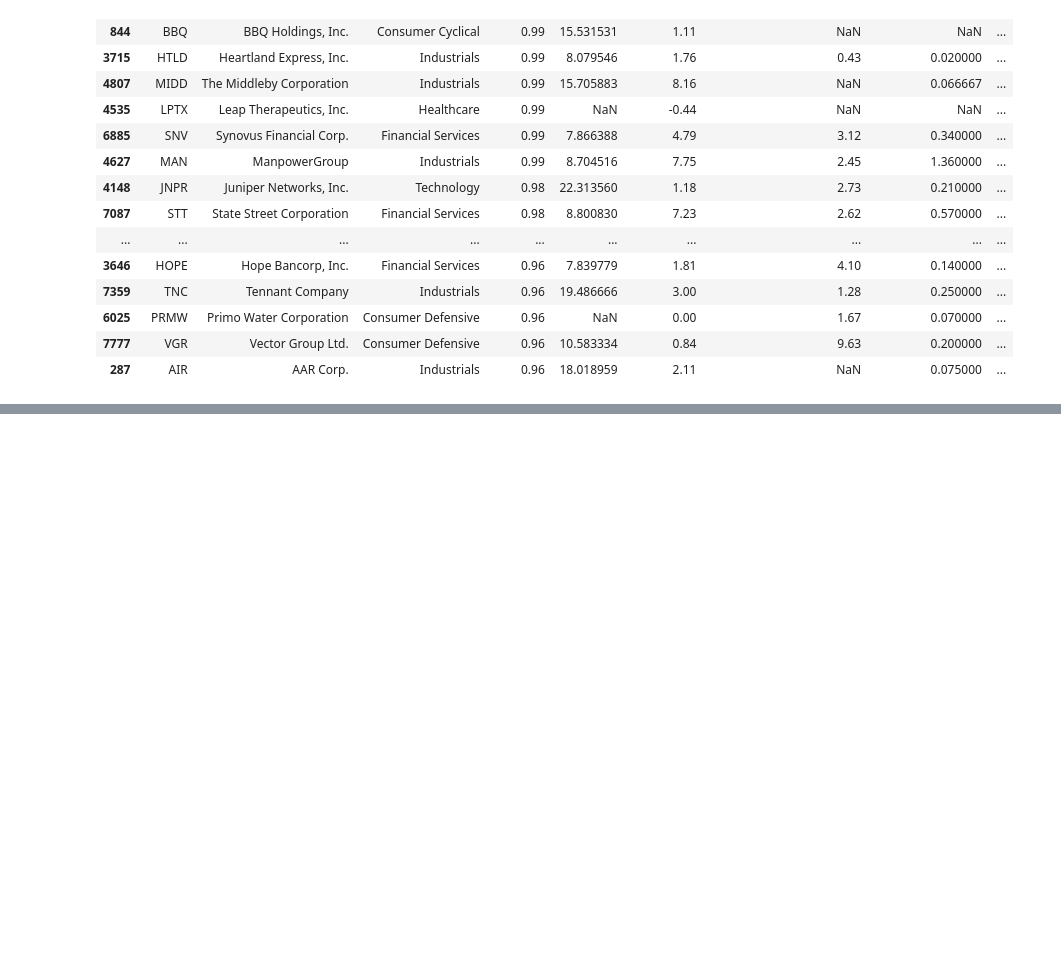
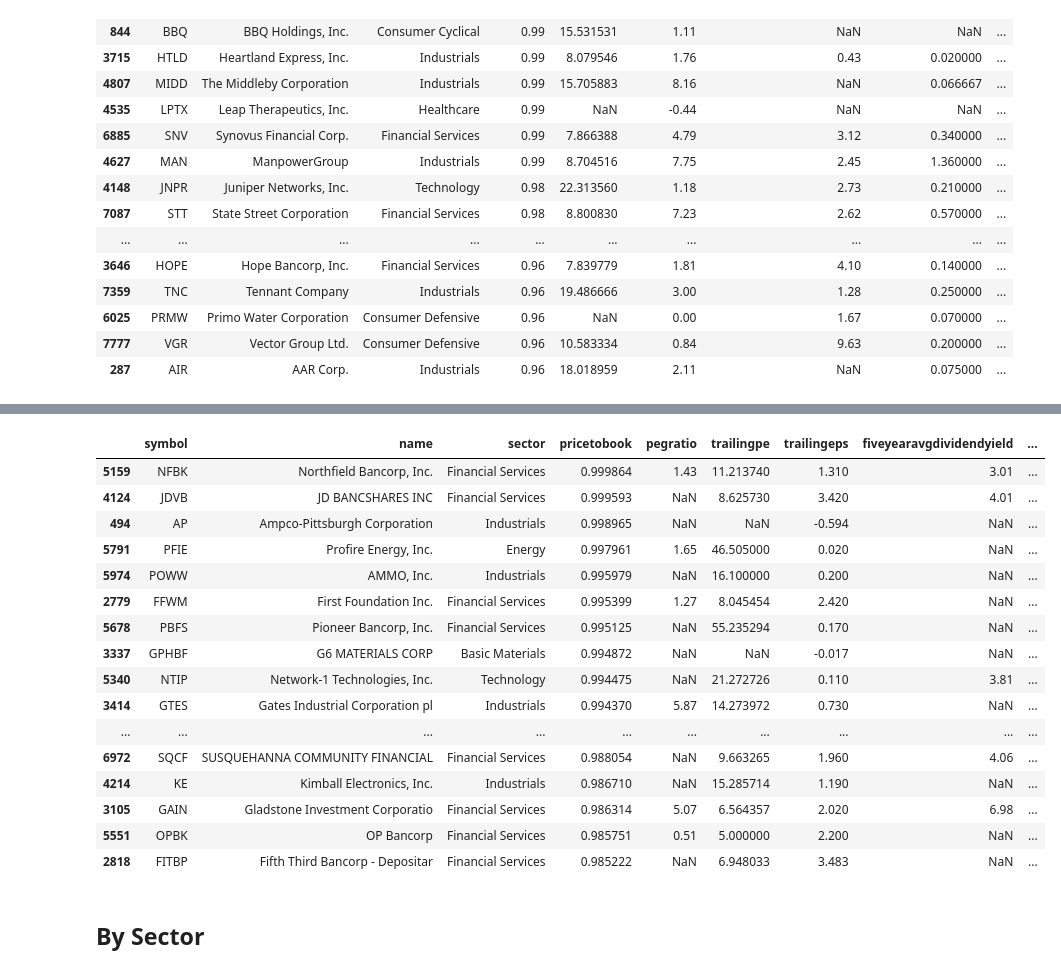
Before and after one commit to alpha2phi-platform/alphalib, a Jupyter notebook: 02_fundamental.ipynb, the cells around one changed output, grey strips where cells are left out. Saved outputs shown, nothing was run; the diff lists cells and outputs as text; code cells hidden in the pictures; blank space fills up the shorter version.

```diff
--- a/02_fundamental.ipynb
+++ b/02_fundamental.ipynb
@@ -404,0 +429,2 @@ df_peg[df_peg["pegratio"] < PEG_TARGET].head(30)
+# %%
+PB_TARGET = 1
@@ -404,0 +433,24 @@ df_peg[df_peg["pegratio"] < PEG_TARGET].head(30)
+# %%
+df_pb = df_stock_stats.sort_values(by=["pricetobook"], ascending=False)[["symbol","name","sector", "pricetobook", "pegratio", "trailingpe", "trailingeps", "fiveyearavgdividendyield", "lastdividendvalue", "lastdividenddate" ]]
+# %%
+df_pb[df_pb["pricetobook"] < PB_TARGET].head(30)
+# %% [output]
+|  | symbol | name | sector | pricetobook | pegratio | trailingpe | trailingeps | fiveyearavgdividendyield | ... |
+| 5159 | NFBK | Northfield Bancorp, Inc. | Financial Services | 0.999864 | 1.43 | 11.213740 | 1.310 | 3.01 | ... |
+| 4124 | JDVB | JD BANCSHARES INC | Financial Services | 0.999593 | NaN | 8.625730 | 3.420 | 4.01 | ... |
+| 494 | AP | Ampco-Pittsburgh Corporation | Industrials | 0.998965 | NaN | NaN | -0.594 | NaN | ... |
+| 5791 | PFIE | Profire Energy, Inc. | Energy | 0.997961 | 1.65 | 46.505000 | 0.020 | NaN | ... |
+| 5974 | POWW | AMMO, Inc. | Industrials | 0.995979 | NaN | 16.100000 | 0.200 | NaN | ... |
+| 2779 | FFWM | First Foundation Inc. | Financial Services | 0.995399 | 1.27 | 8.045454 | 2.420 | NaN | ... |
+| 5678 | PBFS | Pioneer Bancorp, Inc. | Financial Services | 0.995125 | NaN | 55.235294 | 0.170 | NaN | ... |
+| 3337 | GPHBF | G6 MATERIALS CORP | Basic Materials | 0.994872 | NaN | NaN | -0.017 | NaN | ... |
+| 5340 | NTIP | Network-1 Technologies, Inc. | Technology | 0.994475 | NaN | 21.272726 | 0.110 | 3.81 | ... |
+| 3414 | GTES | Gates Industrial Corporation pl | Industrials | 0.994370 | 5.87 | 14.273972 | 0.730 | NaN | ... |
+| ... | ... | ... | ... | ... | ... | ... | ... | ... | ... |
+| 6972 | SQCF | SUSQUEHANNA COMMUNITY FINANCIAL | Financial Services | 0.988054 | NaN | 9.663265 | 1.960 | 4.06 | ... |
+| 4214 | KE | Kimball Electronics, Inc. | Industrials | 0.986710 | NaN | 15.285714 | 1.190 | NaN | ... |
+| 3105 | GAIN | Gladstone Investment Corporatio | Financial Services | 0.986314 | 5.07 | 6.564357 | 2.020 | 6.98 | ... |
+| 5551 | OPBK | OP Bancorp | Financial Services | 0.985751 | 0.51 | 5.000000 | 2.200 | NaN | ... |
+| 2818 | FITBP | Fifth Third Bancorp - Depositar | Financial Services | 0.985222 | NaN | 6.948033 | 3.483 | NaN | ... |
+# %% [markdown]
+## By Sector
```
Also changed, not shown: parts of 51 cells of this notebook.
